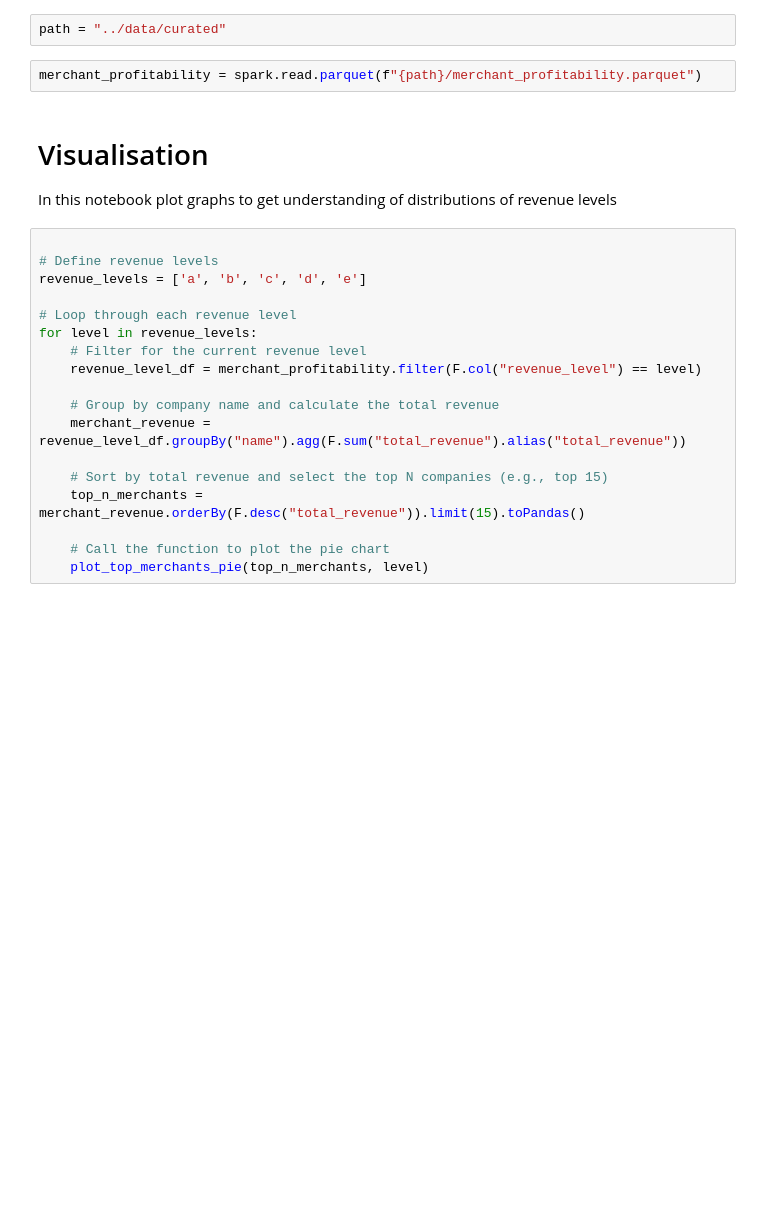
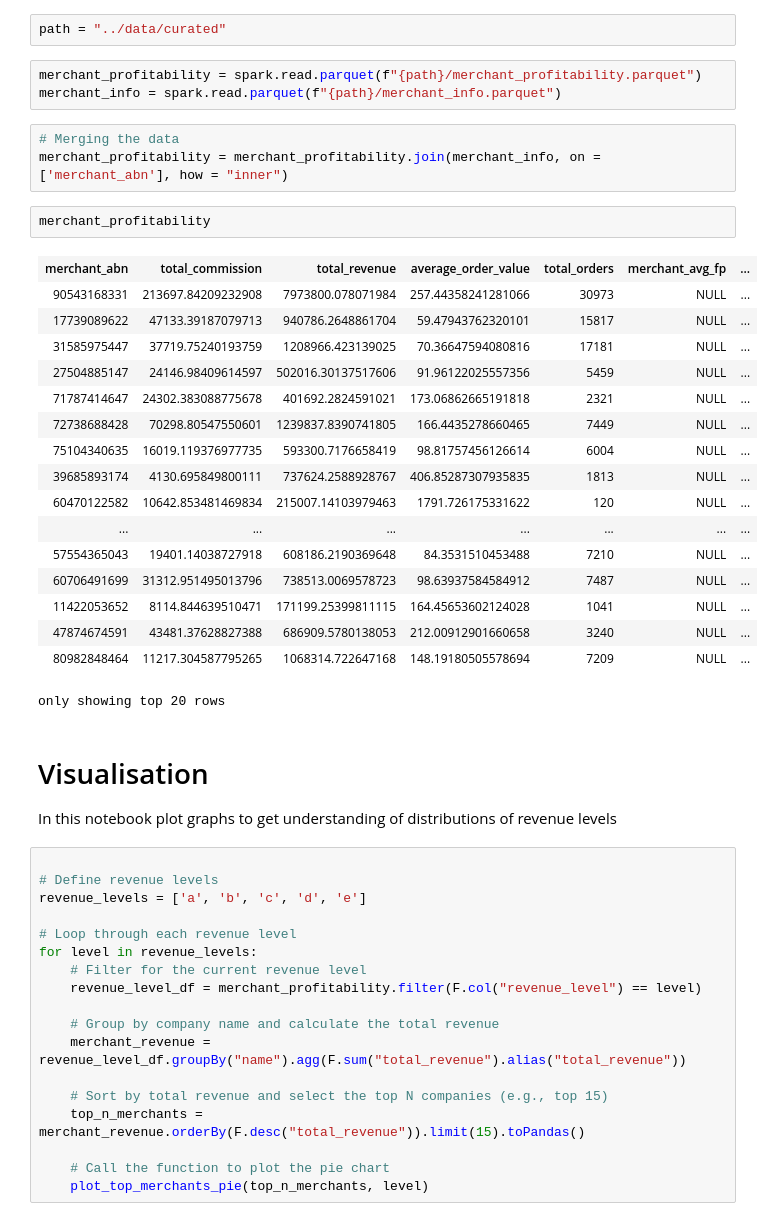
Before and after one commit to MAST30034-AppliedDataScience/project-2-group-buy-now-pay-later-industry-project-9, a Jupyter notebook: notebooks/visualisation.ipynb, the cells around one changed output. Drawn from its saved outputs; the diff is of its cells as text; blank space fills up the shorter version.

```diff
--- a/notebooks/visualisation.ipynb
+++ b/notebooks/visualisation.ipynb
@@ -16,6 +22,30 @@ spark = (
 path = "../data/curated"
 # %%
 merchant_profitability = spark.read.parquet(f"{path}/merchant_profitability.parquet")
+merchant_info = spark.read.parquet(f"{path}/merchant_info.parquet")
+# %%
+# Merging the data
+merchant_profitability = merchant_profitability.join(merchant_info, on = ['merchant_abn'], how = "inner")
+# %%
+merchant_profitability
+# %% [output]
+| merchant_abn | total_commission | total_revenue | average_order_value | total_orders | merchant_avg_fp | ... |
+| 90543168331 | 213697.84209232908 | 7973800.078071984 | 257.44358241281066 | 30973 | NULL | ... |
+| 17739089622 | 47133.39187079713 | 940786.2648861704 | 59.47943762320101 | 15817 | NULL | ... |
+| 31585975447 | 37719.75240193759 | 1208966.423139025 | 70.36647594080816 | 17181 | NULL | ... |
+| 27504885147 | 24146.98409614597 | 502016.30137517606 | 91.96122025557356 | 5459 | NULL | ... |
+| 71787414647 | 24302.383088775678 | 401692.2824591021 | 173.06862665191818 | 2321 | NULL | ... |
+| 72738688428 | 70298.80547550601 | 1239837.8390741805 | 166.4435278660465 | 7449 | NULL | ... |
+| 75104340635 | 16019.119376977735 | 593300.7176658419 | 98.81757456126614 | 6004 | NULL | ... |
+| 39685893174 | 4130.695849800111 | 737624.2588928767 | 406.85287307935835 | 1813 | NULL | ... |
+| 60470122582 | 10642.853481469834 | 215007.14103979463 | 1791.726175331622 | 120 | NULL | ... |
+| ... | ... | ... | ... | ... | ... | ... |
+| 57554365043 | 19401.14038727918 | 608186.2190369648 | 84.3531510453488 | 7210 | NULL | ... |
+| 60706491699 | 31312.951495013796 | 738513.0069578723 | 98.63937584584912 | 7487 | NULL | ... |
+| 11422053652 | 8114.844639510471 | 171199.25399811115 | 164.45653602124028 | 1041 | NULL | ... |
+| 47874674591 | 43481.37628827388 | 686909.5780138053 | 212.00912901660658 | 3240 | NULL | ... |
+| 80982848464 | 11217.304587795265 | 1068314.722647168 | 148.19180505578694 | 7209 | NULL | ... |
+only showing top 20 rows
 # %% [markdown]
 # Visualisation
 
```
Also changed, not shown: parts of 5 cells of this notebook, 3 other files.
